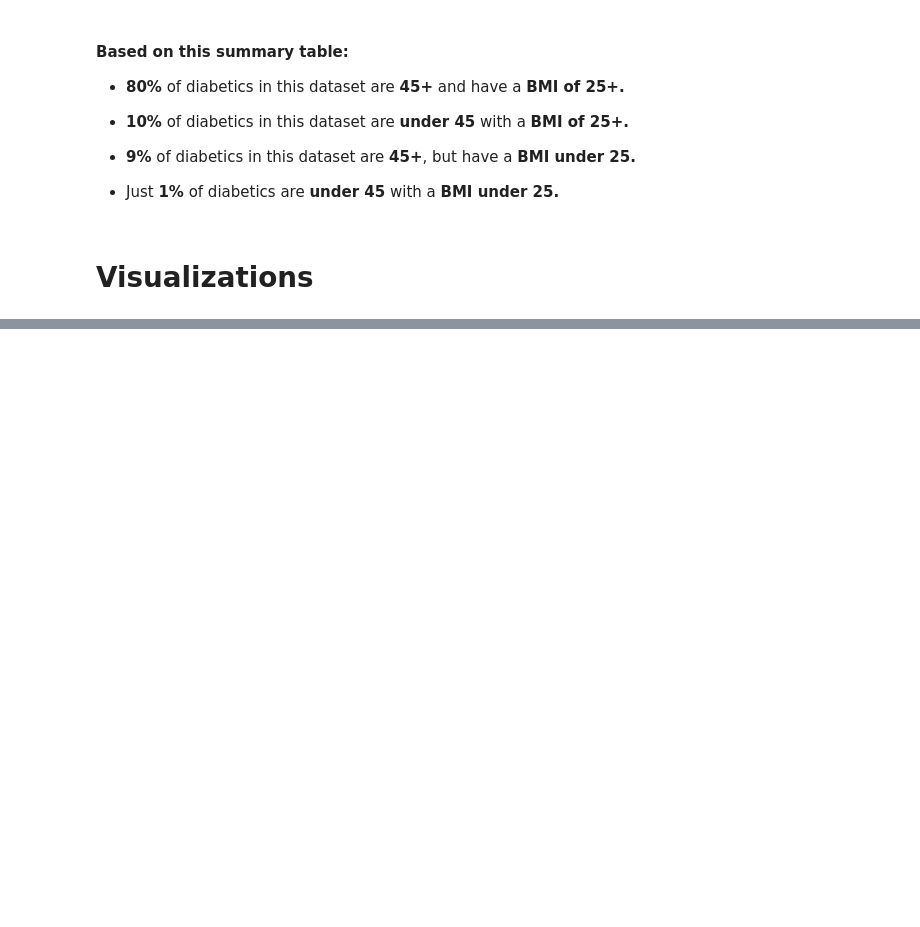
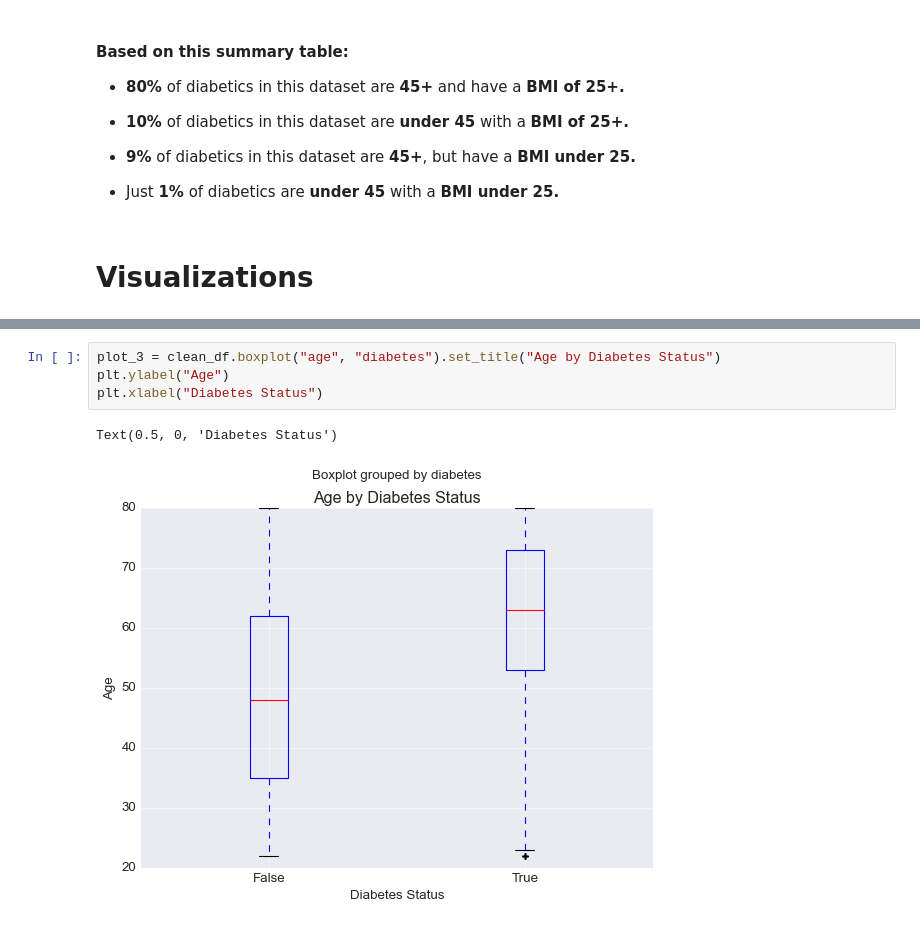
Before and after one commit to K01t0N/project-1, a Jupyter notebook: data_notebook.ipynb, the cells around one changed output, grey strips where cells are left out. Drawn from its saved outputs; the diff is of its cells as text; blank space fills up the shorter version.

```diff
--- a/data_notebook.ipynb
+++ b/data_notebook.ipynb
@@ -241,0 +266,7 @@ summary_3a
+# %%
+plot_3 = clean_df.boxplot("age", "diabetes").set_title("Age by Diabetes Status")
+plt.ylabel("Age")
+plt.xlabel("Diabetes Status")
+# %% [output]
+Text(0.5, 0, 'Diabetes Status')
+[figure, added]
```
Also changed, not shown: parts of 6 cells of this notebook.
